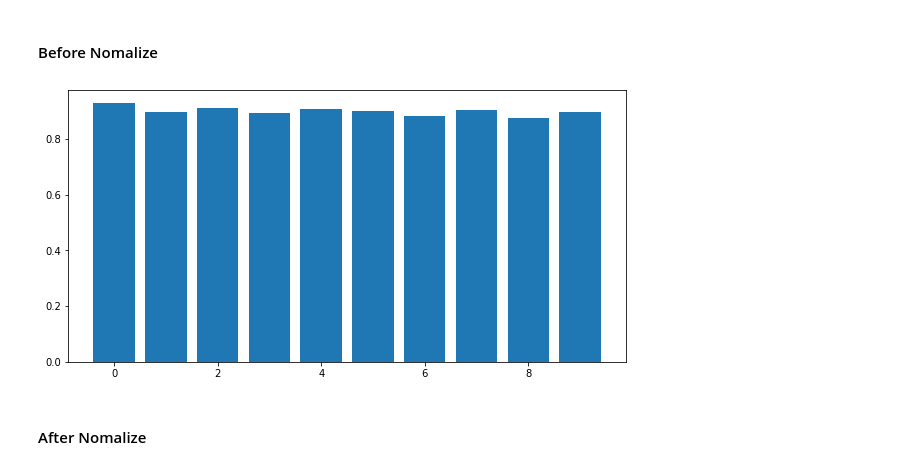
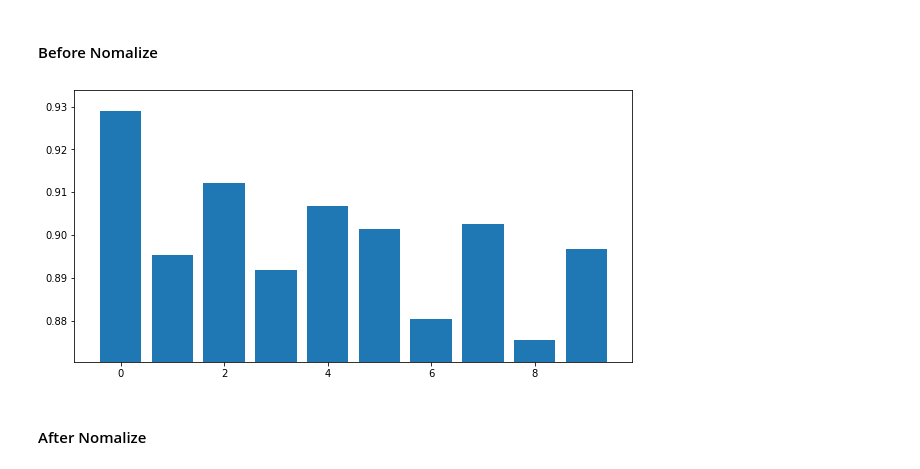
Before and after one commit to AmirrezaRahimi/KNN--Data-analysis-, a Jupyter notebook: Rice_Type.ipynb, the cells around one changed output. Drawn from its saved outputs; the diff is of its cells as text; code cells hidden in the pictures.

```diff
--- a/Rice_Type.ipynb
+++ b/Rice_Type.ipynb
@@ -394,16 +390,16 @@ plt.show()
 # %%
 Eccentricity = df['Eccentricity'].head(10)
 
 # Figure Size
 fig = plt.figure(figsize =(10, 5))
 
 # Horizontal Bar Plot
 plt.bar(np.arange(10), Eccentricity[0:10])
-
+plt.ylim(Eccentricity.min() - 0.005, Eccentricity.max() + 0.005)
 # Show Plot
 plt.show()
 # %% [output]
-[figure, old version]
+[figure, new version]
 # %% [markdown]
 #### After Nomalize
 # %%
```
Also changed, not shown: parts of 8 cells of this notebook.
